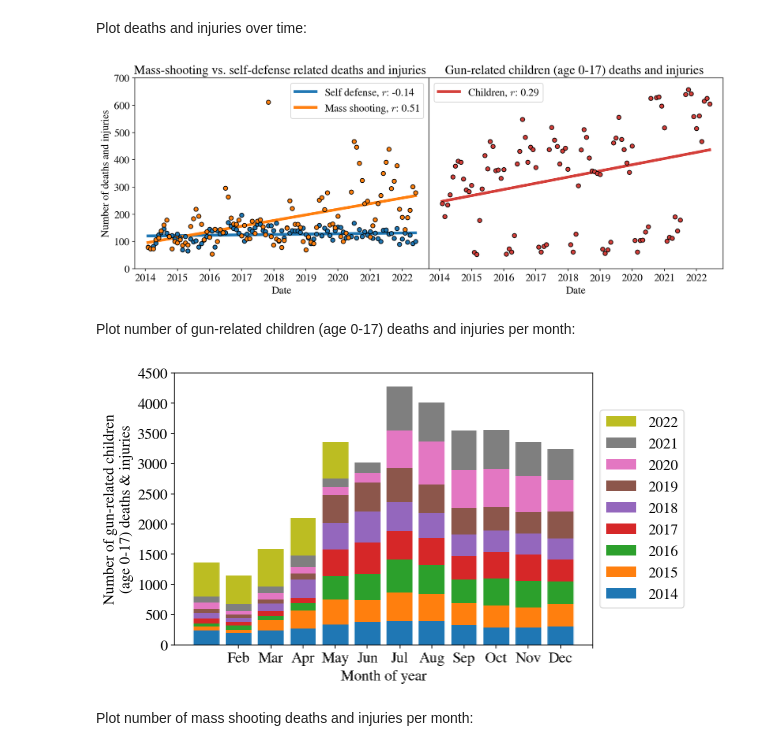
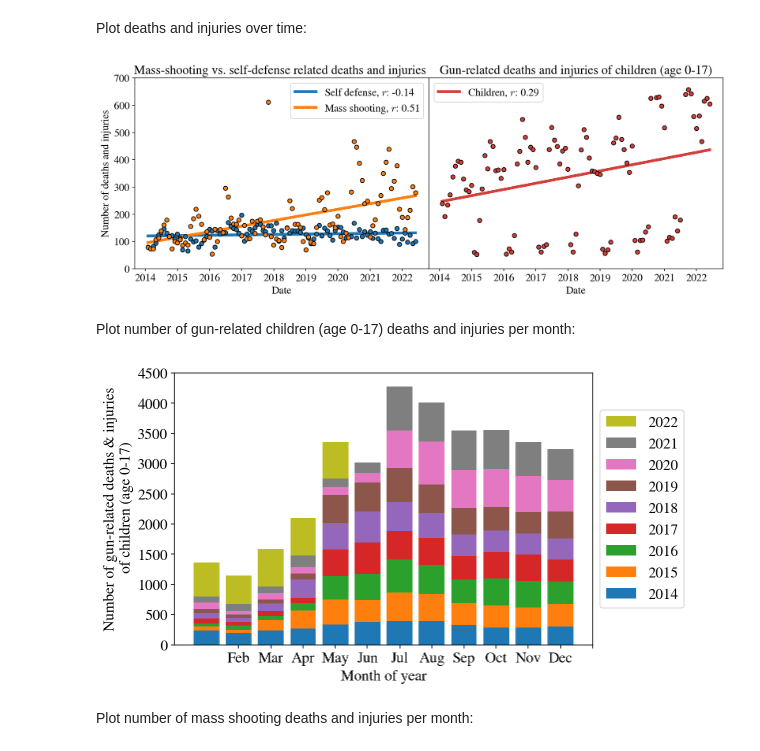
Before and after one commit to lauraluebbert/US_gun_violence, a Jupyter notebook: gun_violence_analysis.ipynb, the cells around one changed output. Drawn from its saved outputs; the diff is of its cells as text; code cells hidden in the pictures.

```diff
--- a/gun_violence_analysis.ipynb
+++ b/gun_violence_analysis.ipynb
@@ -114,7 +114,7 @@ ax.legend()
 ax.set(**{
     "xlabel": "Date",
     "ylabel": "",
-    "title": "Gun-related children (age 0-17) deaths and injuries ",
+    "title": "Gun-related deaths and injuries of children (age 0-17)",
     "ylim": (0, 700), # 5000),
     "yticks": [],
     "yticklabels": []
@@ -123,7 +123,7 @@ ax.set(**{
 fig.savefig("correlation.png", dpi=300, bbox_inches="tight", background="white")
 fig.show()
 # %% [output]
-[figure, old version]
+[figure, new version]
 # %% [markdown]
 Plot number of gun-related children (age 0-17) deaths and injuries per month:
 # %%
@@ -139,22 +139,22 @@ for idx, y in enumerate(years):
 # %%
 fig, ax = plt.subplots(figsize=(7.5,5))
 
 ax.bar(months, a[0], label=years[0])
 for i in range(1, 9):
   ax.bar(months, a[i], bottom=a[:i].sum(0), label=years[i])
 
 ax.set(**{
     "xticks": np.arange(12)+1,
     "xlabel": "Month of year",
-    "ylabel": "Number of gun-related children\n(age 0-17) deaths & injuries",
+    "ylabel": "Number of gun-related deaths & injuries\n of children (age 0-17)",
     "ylim": (0, 4500)
 })
 handles, labels = ax.get_legend_handles_labels()
 ax.legend(handles[::-1], labels[::-1], loc='center left', bbox_to_anchor=(1, 0.5))
 fig.savefig("children-per-month.png", dpi=300, bbox_inches="tight", background="white")
 fig.show()
 # %% [output]
-[figure, old version]
+[figure, new version]
 # %% [markdown]
 Plot number of mass shooting deaths and injuries per month:
 # %%
```
